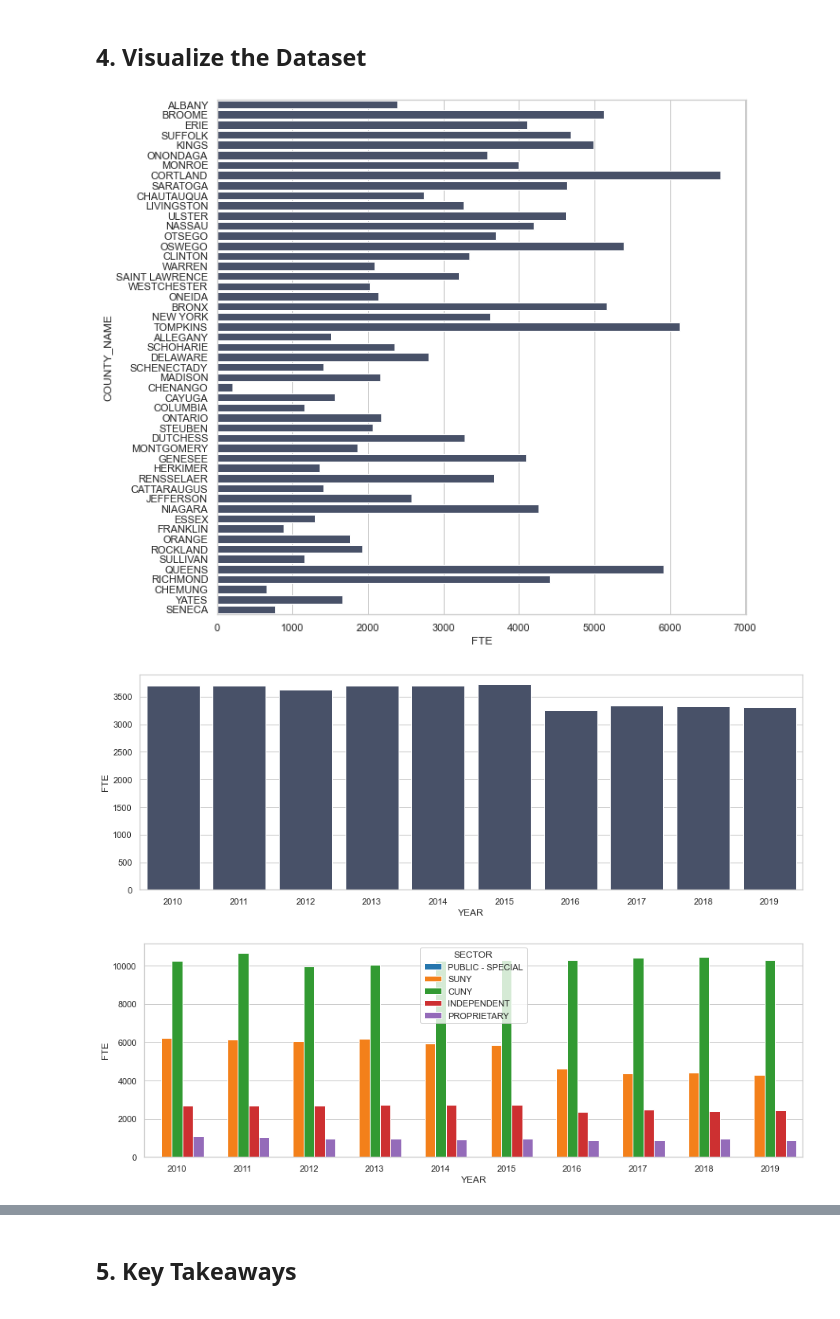
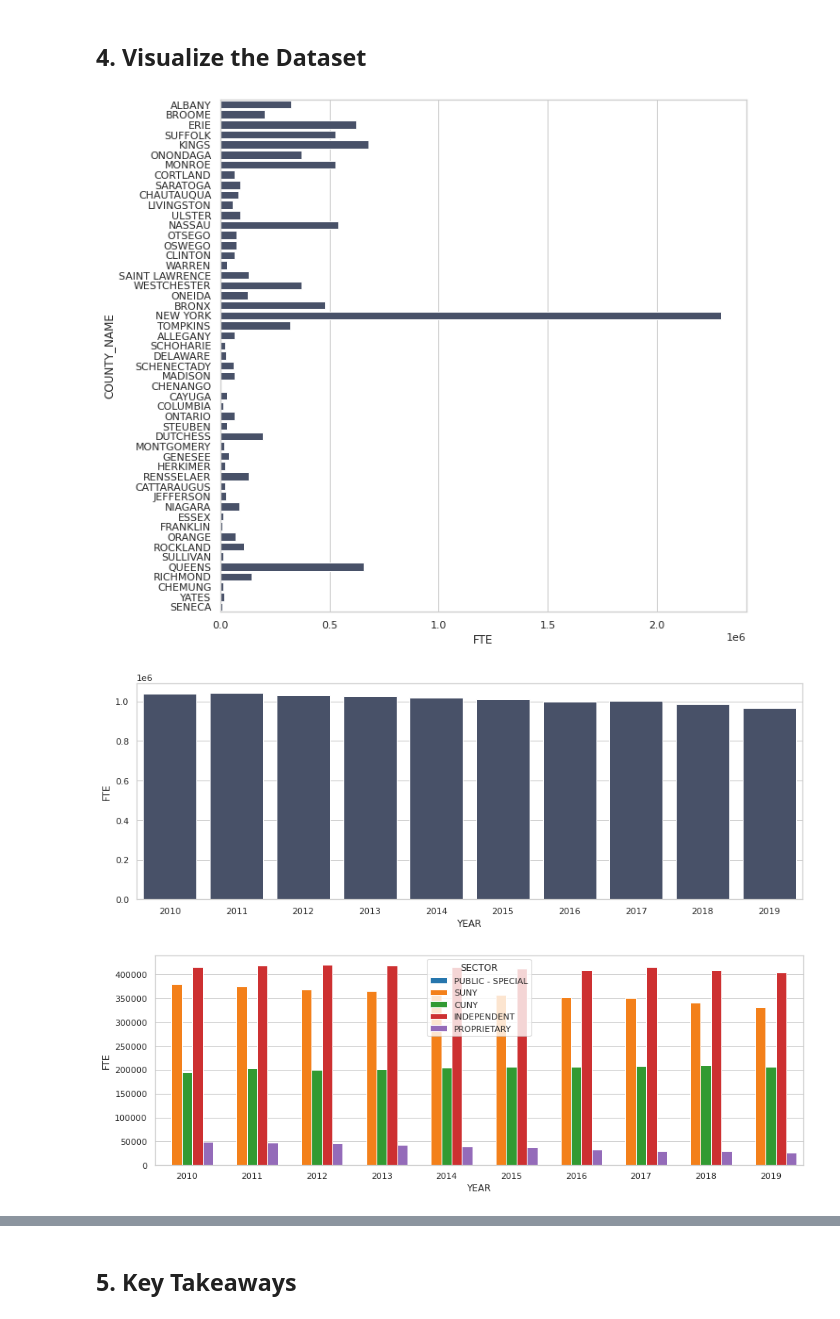
Before and after one commit to davidwhitenyc/Exploratory-Data-Analysis, a Jupyter notebook: INS-036 - NYSED College Enrollment.ipynb, the cells around one changed output, grey strips where cells are left out. Drawn from its saved outputs; the diff is of its cells as text; code cells hidden in the pictures.

```diff
--- a/INS-036 - NYSED College Enrollment.ipynb
+++ b/INS-036 - NYSED College Enrollment.ipynb
@@ -333,25 +329,25 @@ dtype: object
 
 sns.set_theme(style='whitegrid')
 plt.figure(figsize=(10,10))
-ax1 = sns.barplot(x="FTE", y="COUNTY_NAME", ci=None, color="#404d70", saturation=.65, data=df1)
+ax1 = sns.barplot(x="FTE", y="COUNTY_NAME", ci=None, color="#404d70", saturation=.65, data=df1, estimator=np.sum)
 # %% [output]
-[figure, old version]
+[figure, new version]
 # %%
 # total students (in full-time equivalents) per year
 
 sns.set_theme(style='whitegrid')
 plt.figure(figsize=(15,5))
-ax1 = sns.barplot(x="YEAR", y="FTE", ci=None, color="#404d70", saturation=.65, data=df1)
+ax1 = sns.barplot(x="YEAR", y="FTE", ci=None, color="#404d70", saturation=.65, data=df1, estimator=np.sum)
 # %% [output]
-[figure, old version]
+[figure, new version]
 # %%
 # total students (in full-time equivalents) per year and sector
 
 sns.set_theme(style='whitegrid')
 plt.figure(figsize=(15,5))
-ax1 = sns.barplot(x="YEAR", y="FTE", ci=None, hue="SECTOR",  palette="tab10", saturation=.9, data=df1)
+ax1 = sns.barplot(x="YEAR", y="FTE", ci=None, hue="SECTOR",  palette="tab10", saturation=.9, data=df1, estimator=np.sum)
 # %% [output]
-[figure, old version]
+[figure, new version]
 # %%
 # total students (in full-time equivalents) per year and type of school
 
```
Also changed, not shown: parts of 11 cells of this notebook.
